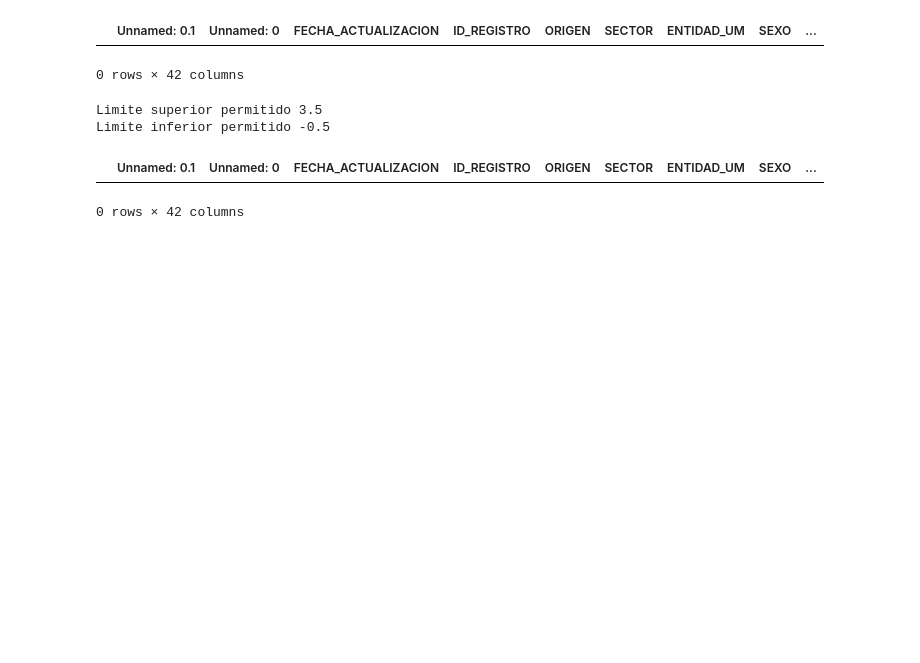
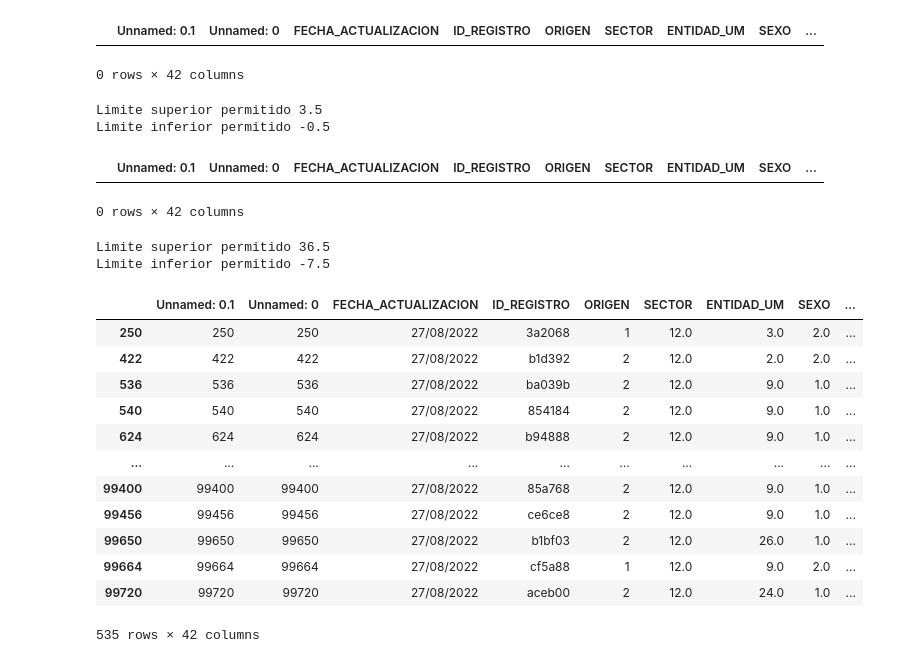
Before and after one commit to ElizabethCobos/Actividad4, a Jupyter notebook: Actividad4.ipynb, the cells around one changed output. Drawn from its saved outputs; the diff is of its cells as text; code cells hidden in the pictures; blank space fills up the shorter version.

Commit message:
Outlier Entidad_NAC

```diff
--- a/Actividad4.ipynb
+++ b/Actividad4.ipynb
@@ -564,3 +564,37 @@ outliers_iqr
 # %% [output]
 |  | Unnamed: 0.1 | Unnamed: 0 | FECHA_ACTUALIZACION | ID_REGISTRO | ORIGEN | SECTOR | ENTIDAD_UM | SEXO | ... |
 0 rows × 42 columns
+# %%
+#ENTIDAD_NAC
+#Método aplicando Cuartiles. Encuentro cuartiles 0.25 y 0.75
+y=data_fil["ENTIDAD_NAC"]
+
+percentile25=y.quantile(0.25) #Q1
+percentile75=y.quantile(0.75) #Q3
+iqr= percentile75 - percentile25
+
+Limite_Superior_iqr= percentile75 + 1.5*iqr
+Limite_Inferior_iqr= percentile25 - 1.5*iqr
+print("Limite superior permitido", Limite_Superior_iqr)
+print("Limite inferior permitido", Limite_Inferior_iqr)
+# %% [output]
+Limite superior permitido 36.5
+Limite inferior permitido -7.5
+# %%
+#Encontramos Outliers
+outliers_iqr= data_fil[(y>Limite_Superior_iqr)|(y<Limite_Inferior_iqr)]
+outliers_iqr
+# %% [output]
+|  | Unnamed: 0.1 | Unnamed: 0 | FECHA_ACTUALIZACION | ID_REGISTRO | ORIGEN | SECTOR | ENTIDAD_UM | SEXO | ... |
+| 250 | 250 | 250 | 27/08/2022 | 3a2068 | 1 | 12.0 | 3.0 | 2.0 | ... |
+| 422 | 422 | 422 | 27/08/2022 | b1d392 | 2 | 12.0 | 2.0 | 2.0 | ... |
+| 536 | 536 | 536 | 27/08/2022 | ba039b | 2 | 12.0 | 9.0 | 1.0 | ... |
+| 540 | 540 | 540 | 27/08/2022 | 854184 | 2 | 12.0 | 9.0 | 1.0 | ... |
+| 624 | 624 | 624 | 27/08/2022 | b94888 | 2 | 12.0 | 9.0 | 1.0 | ... |
+| ... | ... | ... | ... | ... | ... | ... | ... | ... | ... |
+| 99400 | 99400 | 99400 | 27/08/2022 | 85a768 | 2 | 12.0 | 9.0 | 1.0 | ... |
+| 99456 | 99456 | 99456 | 27/08/2022 | ce6ce8 | 2 | 12.0 | 9.0 | 1.0 | ... |
+| 99650 | 99650 | 99650 | 27/08/2022 | b1bf03 | 2 | 12.0 | 26.0 | 1.0 | ... |
+| 99664 | 99664 | 99664 | 27/08/2022 | cf5a88 | 1 | 12.0 | 9.0 | 2.0 | ... |
+| 99720 | 99720 | 99720 | 27/08/2022 | aceb00 | 2 | 12.0 | 24.0 | 1.0 | ... |
+535 rows × 42 columns
```
Also changed, not shown: parts of 1 cell of this notebook.
